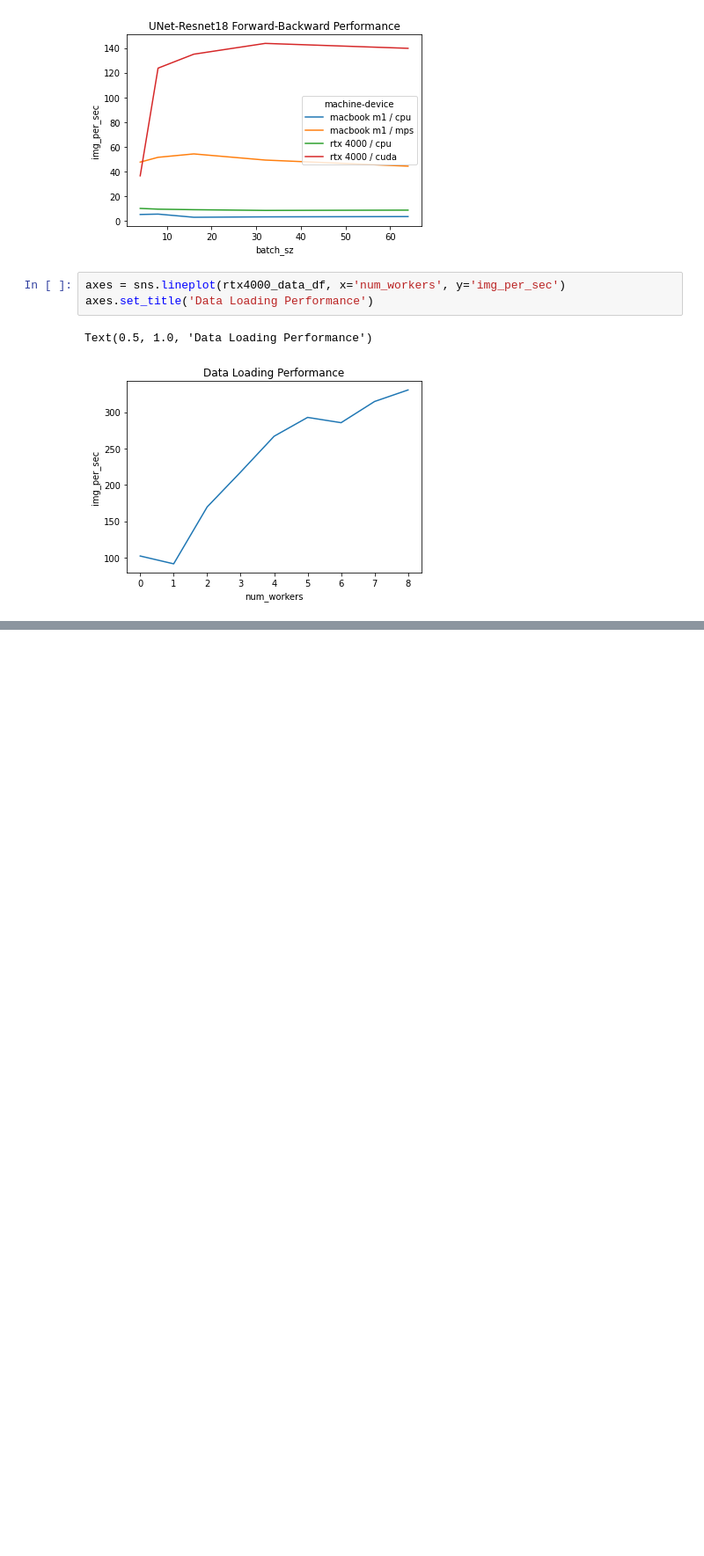
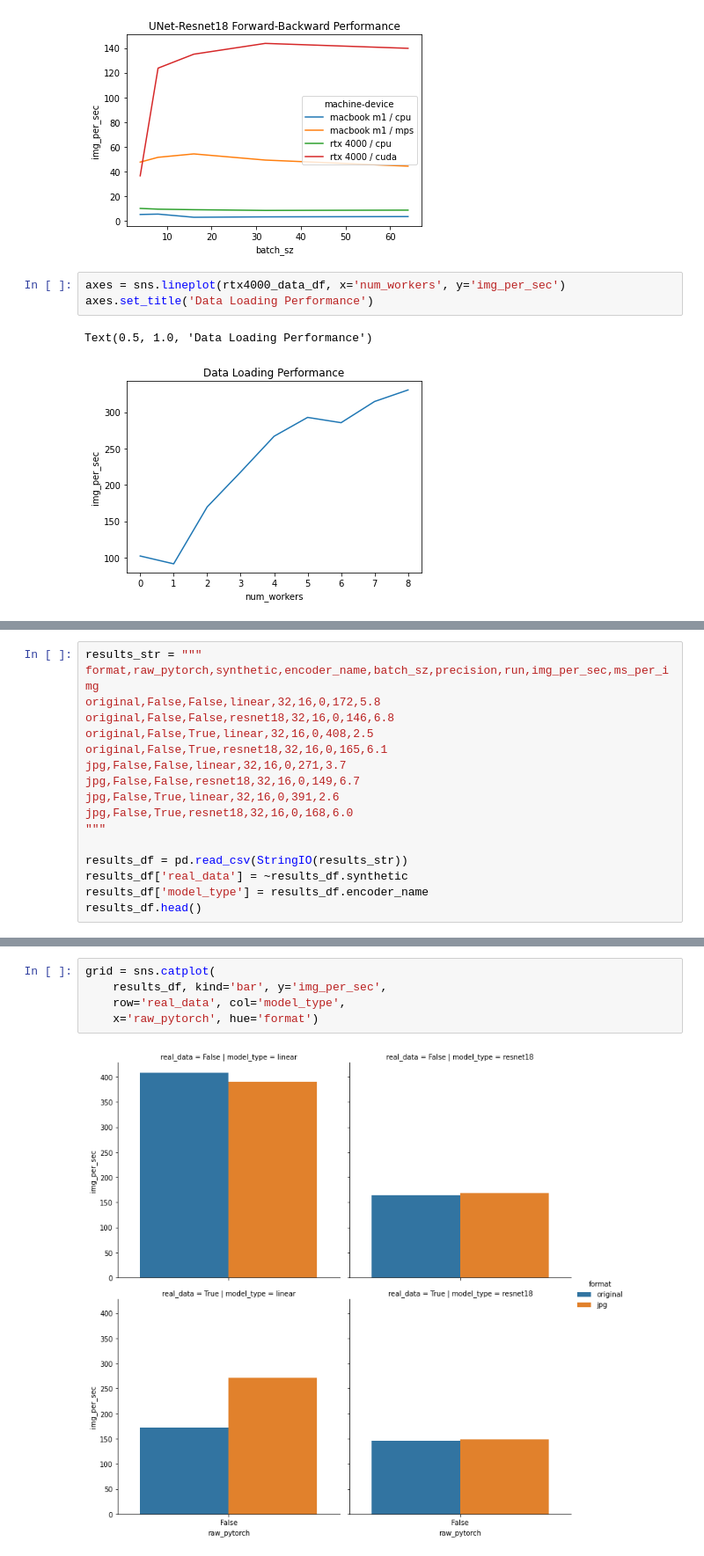
Before and after one commit to azavea/biomass-estimation, a Jupyter notebook: notebooks/plot_benchmarks.ipynb, the cells around one changed output, grey strips where cells are left out. Shown: that part at 88% size. Cells and saved outputs as stored; diff of their text form; blank space fills up the shorter version.

```diff
--- a/notebooks/plot_benchmarks.ipynb
+++ b/notebooks/plot_benchmarks.ipynb
@@ -130,0 +179,17 @@ Text(0.5, 1.0, 'Data Loading Performance')
+# %%
+results_str = """
+format,raw_pytorch,synthetic,encoder_name,batch_sz,precision,run,img_per_sec,ms_per_img
+original,False,False,linear,32,16,0,172,5.8
+original,False,False,resnet18,32,16,0,146,6.8
+original,False,True,linear,32,16,0,408,2.5
+original,False,True,resnet18,32,16,0,165,6.1
+jpg,False,False,linear,32,16,0,271,3.7
+jpg,False,False,resnet18,32,16,0,149,6.7
+jpg,False,True,linear,32,16,0,391,2.6
+jpg,False,True,resnet18,32,16,0,168,6.0
+"""
+
+results_df = pd.read_csv(StringIO(results_str))
+results_df['real_data'] = ~results_df.synthetic
+results_df['model_type'] = results_df.encoder_name
+results_df.head()
@@ -130,0 +203,7 @@ Text(0.5, 1.0, 'Data Loading Performance')
+# %%
+grid = sns.catplot(
+    results_df, kind='bar', y='img_per_sec',
+    row='real_data', col='model_type',
+    x='raw_pytorch', hue='format')
+# %% [output]
+[figure, added]
```
Also changed, not shown: parts of 4 cells of this notebook, 10 other files.
